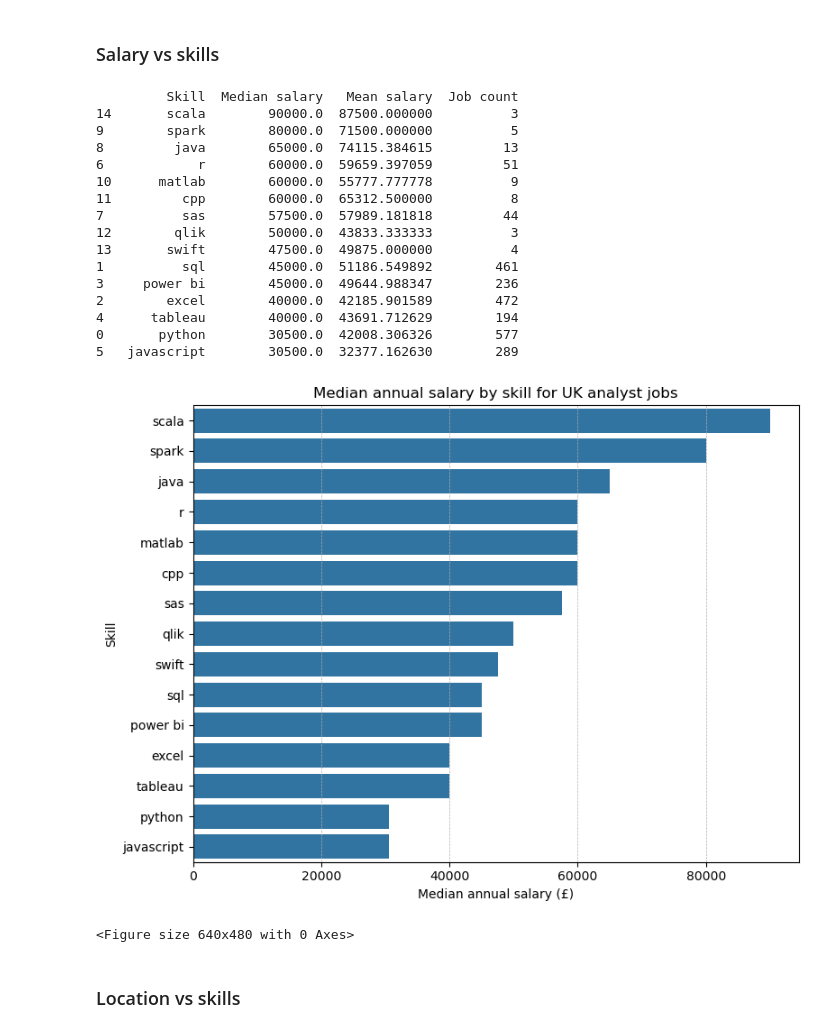
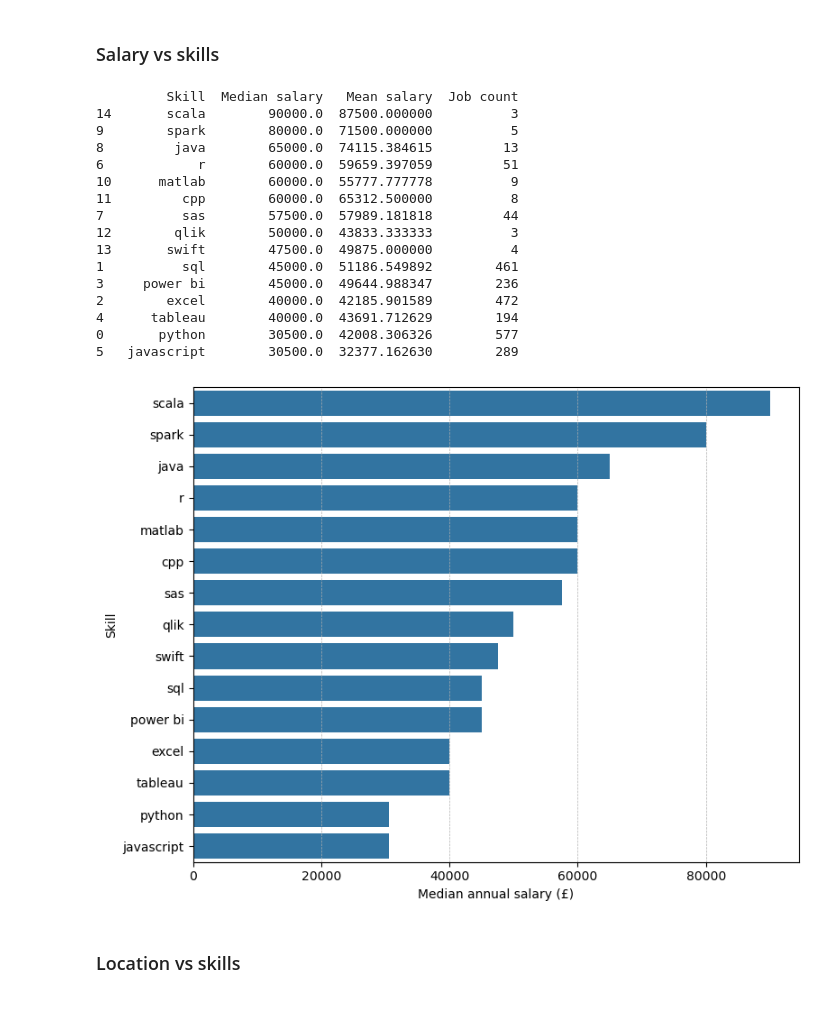
Before and after one commit to CawbyCop/720000069, a Jupyter notebook: source/data_analysis.ipynb, the cells around one changed output. Saved outputs shown, nothing was run; the diff lists cells and outputs as text; code cells hidden in the pictures.

```diff
--- a/source/data_analysis.ipynb
+++ b/source/data_analysis.ipynb
@@ -308,37 +311,36 @@ for skill in all_skills:
 skills_salary_df = pd.DataFrame(skills_salary)
 skills_salary_df = skills_salary_df.sort_values(by='Median salary', ascending=False)
 
 
 print(skills_salary_df[['Skill', 'Median salary', 'Mean salary', 'Job count']])
 
 plt.figure(figsize=(8, 6))
 sns.barplot(x='Median salary', y='Skill', data=skills_salary_df)
-plt.title('Median annual salary by skill for UK analyst jobs')
+# plt.title('Median annual salary by skill for UK analyst jobs')
 plt.xlabel('Median annual salary (£)')
 plt.ylabel('Skill')
 plt.grid(True, which='major', linestyle='--', linewidth=0.5, axis='x')
 plt.tight_layout()
+plt.savefig('../results/salary_vs_skill.png', dpi=300)
 plt.show()
-plt.savefig('../results/salary_vs_skill.png', dpi=300)
 # %% [output]
          Skill  Median salary   Mean salary  Job count
 14       scala        90000.0  87500.000000          3
 9        spark        80000.0  71500.000000          5
 8         java        65000.0  74115.384615         13
 6            r        60000.0  59659.397059         51
 10      matlab        60000.0  55777.777778          9
 11         cpp        60000.0  65312.500000          8
 7          sas        57500.0  57989.181818         44
 12        qlik        50000.0  43833.333333          3
 13       swift        47500.0  49875.000000          4
 1          sql        45000.0  51186.549892        461
 3     power bi        45000.0  49644.988347        236
 2        excel        40000.0  42185.901589        472
 4      tableau        40000.0  43691.712629        194
 0       python        30500.0  42008.306326        577
 5   javascript        30500.0  32377.162630        289
-[figure, old version]
+[figure, new version]
-<Figure size 640x480 with 0 Axes>
 # %% [markdown]
 ### Location vs skills
 # %%
```
Also changed, not shown: parts of 8 cells of this notebook, 9 other files.
